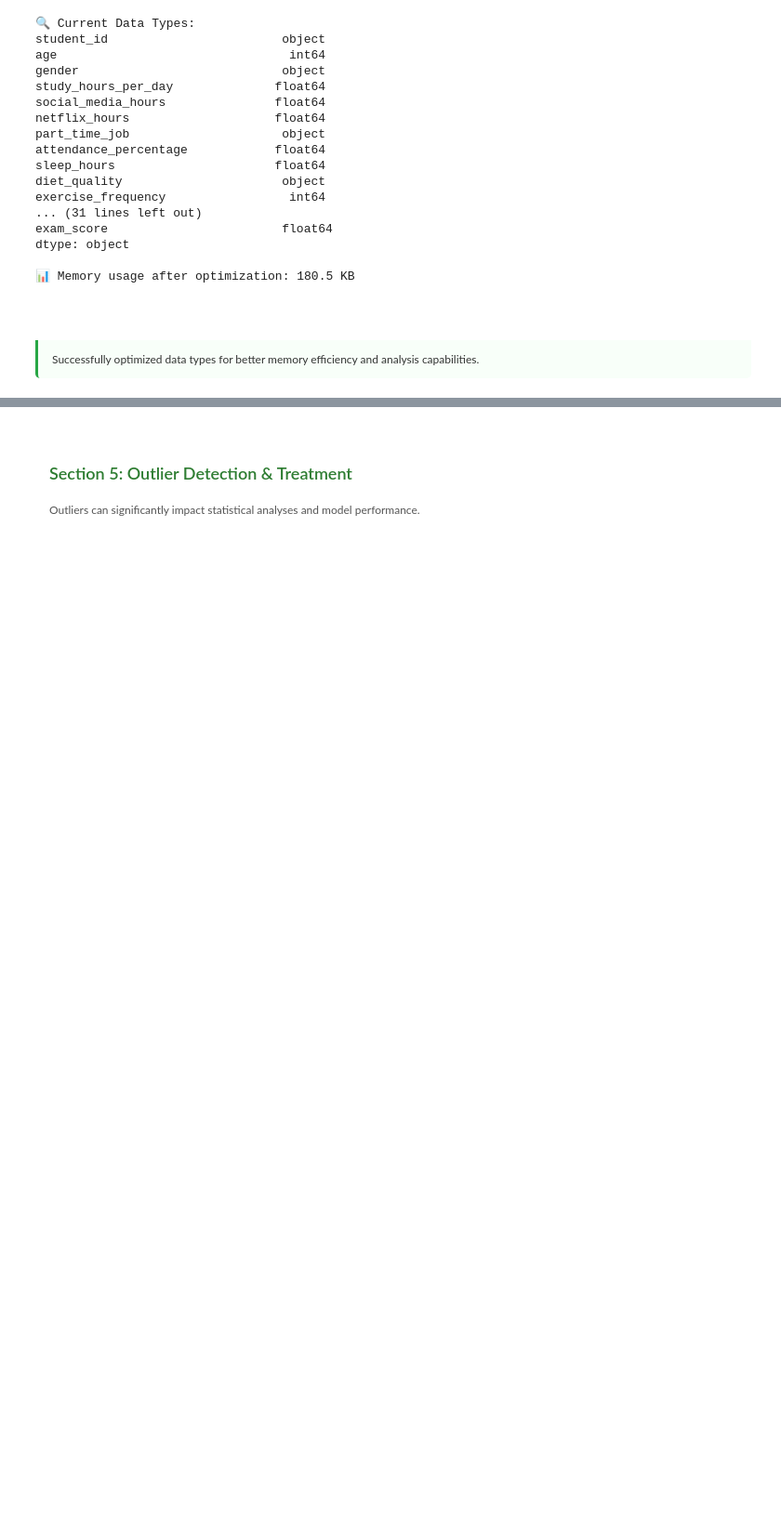
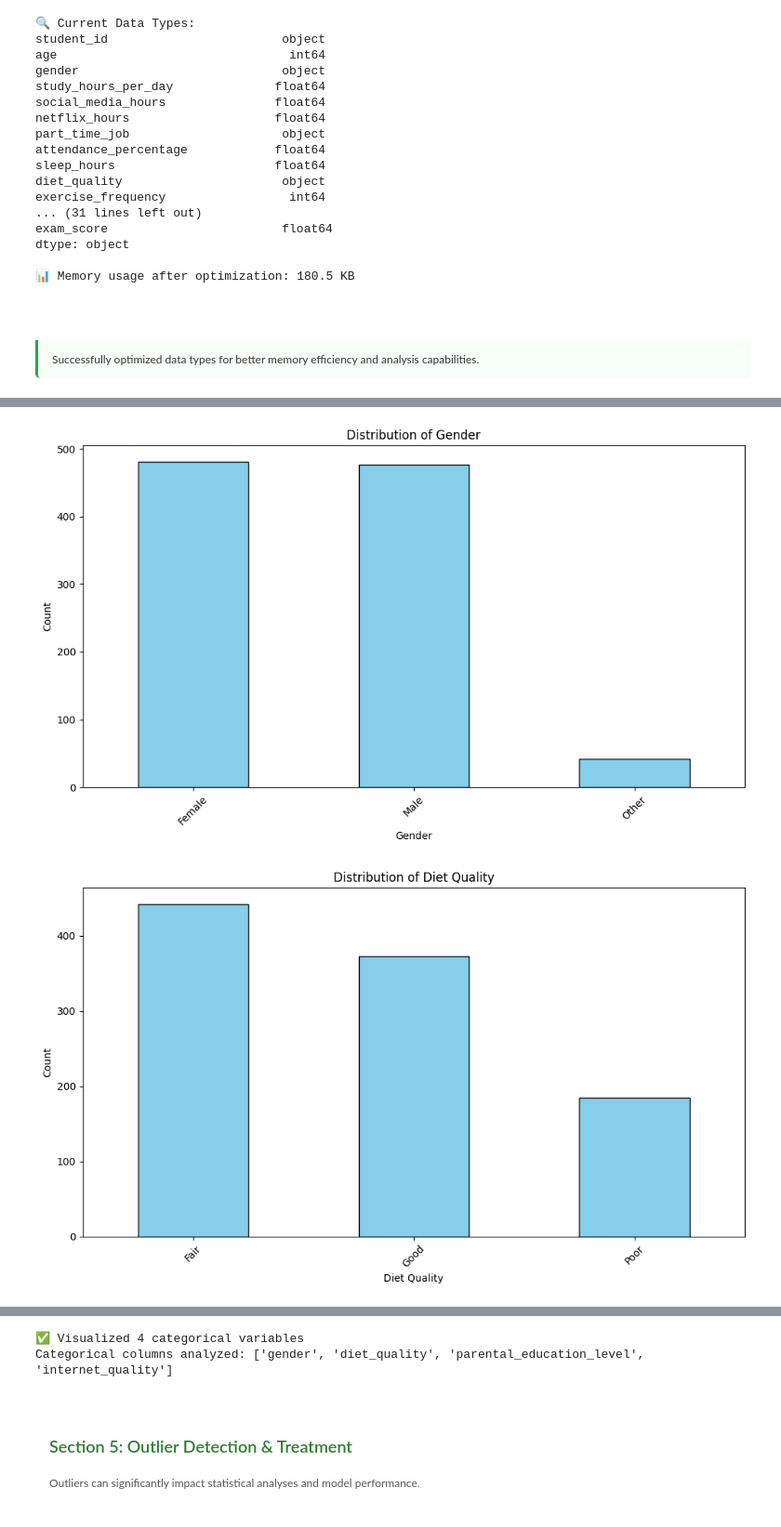
Before and after one commit to Nikhil-Kudupudi/StoryTellingWithData, a Jupyter notebook: Lab 01_DataProcessing.ipynb, the cells around one changed output, grey strips where cells are left out. Shown: that part at 93% size. Saved outputs shown, nothing was run; the diff lists cells and outputs as text; code cells hidden in the pictures; blank space fills up the shorter version.

```diff
--- a/Lab 01_DataProcessing.ipynb
+++ b/Lab 01_DataProcessing.ipynb
@@ -637,13 +633,3 @@ dtype: object
 📊 Memory usage after optimization: 180.5 KB
 Data Types Optimized
 Successfully optimized data types for better memory efficiency and analysis capabilities.
-# %%
-# ++++++++++++++++++++++++++++++++++++++++++++++++++++++++++++++++++
-# explore the categorical data cateogries
-# ++++++++++++++++++++++++++++++++++++++++++++++++++++++++++++++++++
-for col in categorical_columns.drop("student_id",axis=1).columns:
-    plt.title(f"Categories of {col}")
-    df[col ].value_counts().plot(kind="bar")
-    plt.xlabel(col)
-    plt.ylabel("Count")
-    plt.show()
@@ -656,0 +636,31 @@ for col in categorical_columns.drop("student_id",axis=1).columns:
+# %%
+# ====================================================================
+# CELL: Explore Categorical Data Categories
+# Purpose: Visualize the distribution of categorical variables
+# ====================================================================
+
+# Import matplotlib for plotting if not already imported
+import matplotlib.pyplot as plt
+
+# Get categorical columns (excluding student_id which is now the index)
+categorical_columns_list = df.select_dtypes(include=['object', 'category']).columns.tolist()
+
+# Create visualizations for each categorical column
+for col in categorical_columns_list:
+    plt.figure(figsize=(10, 6))
+    plt.title(f"Distribution of {col.replace('_', ' ').title()}")
+
+    # Create bar plot
+    df[col].value_counts().plot(kind='bar', color='skyblue', edgecolor='black')
+
+    plt.xlabel(col.replace('_', ' ').title())
+    plt.ylabel('Count')
+    plt.xticks(rotation=45)
+    plt.tight_layout()
+    plt.show()
+
+print(f"✅ Visualized {len(categorical_columns_list)} categorical variables")
+print(f"Categorical columns analyzed: {categorical_columns_list}")
+# %% [output]
+[figure, added]
+[figure, added]
@@ -657,3 +669,5 @@ for col in categorical_columns.drop("student_id",axis=1).columns:
+✅ Visualized 4 categorical variables
+Categorical columns analyzed: ['gender', 'diet_quality', 'parental_education_level', 'internet_quality']
 # %% [markdown]
 <div style="background: linear-gradient(90deg, #e8f5e9 0%, #c8e6c9 100%); padding: 15px; border-radius: 5px; margin: 20px 0;">
     <h2 style="color: #2e7d32; font-size: 18px; margin: 0;">Section 5: Outlier Detection & Treatment</h2>
```
Also changed, not shown: parts of 7 cells of this notebook.
